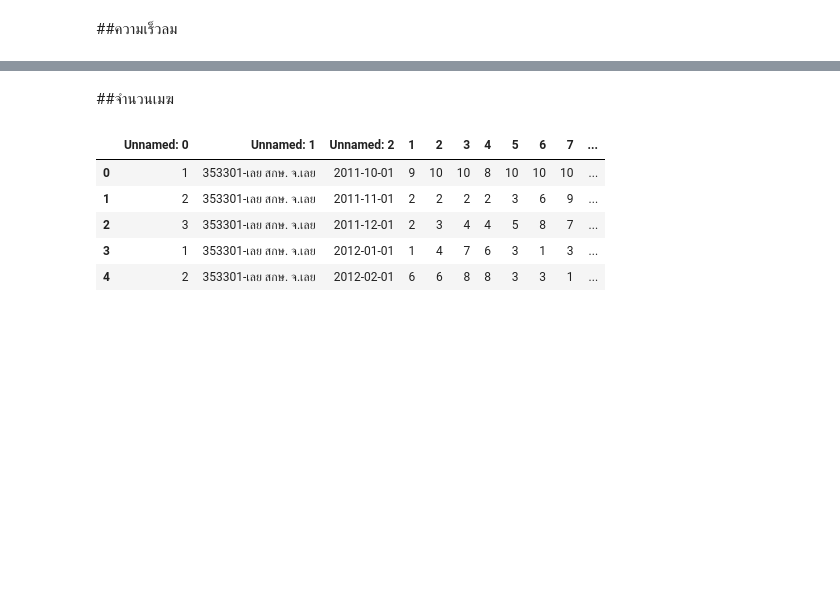
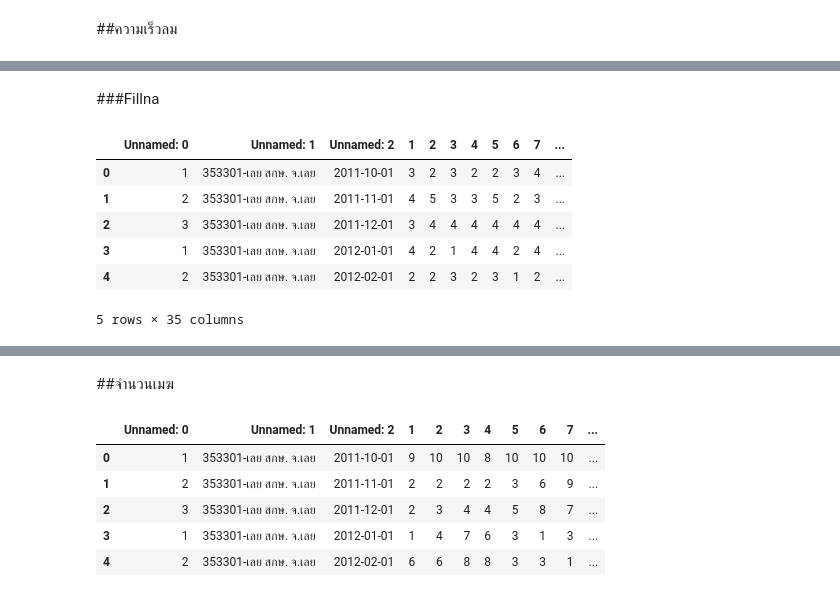
Before and after one commit to 1234567890qqqqqq/bsc_dpdm22, a Jupyter notebook: Quiz_Group_7_of_Midterm.ipynb, the cells around one changed output, grey strips where cells are left out. Drawn from its saved outputs; the diff is of its cells as text; code cells hidden in the pictures; blank space fills up the shorter version.

```diff
--- a/Quiz_Group_7_of_Midterm.ipynb
+++ b/Quiz_Group_7_of_Midterm.ipynb
@@ -176,0 +299,13 @@ df35.head()
+# %% [markdown]
+###Fillna
+# %%
+df311 = df31.fillna(method='ffill')
+df311.head()
+# %% [output]
+|  | Unnamed: 0 | Unnamed: 1 | Unnamed: 2 | 1 | 2 | 3 | 4 | 5 | 6 | 7 | ... |
+| 0 | 1 | 353301-เลย สกษ. จ.เลย | 2011-10-01 | 3 | 2 | 3 | 2 | 2 | 3 | 4 | ... |
+| 1 | 2 | 353301-เลย สกษ. จ.เลย | 2011-11-01 | 4 | 5 | 3 | 3 | 5 | 2 | 3 | ... |
+| 2 | 3 | 353301-เลย สกษ. จ.เลย | 2011-12-01 | 3 | 4 | 4 | 4 | 4 | 4 | 4 | ... |
+| 3 | 1 | 353301-เลย สกษ. จ.เลย | 2012-01-01 | 4 | 2 | 1 | 4 | 4 | 2 | 4 | ... |
+| 4 | 2 | 353301-เลย สกษ. จ.เลย | 2012-02-01 | 2 | 2 | 3 | 2 | 3 | 1 | 2 | ... |
+5 rows × 35 columns
```
Also changed, not shown: parts of 64 cells of this notebook.
